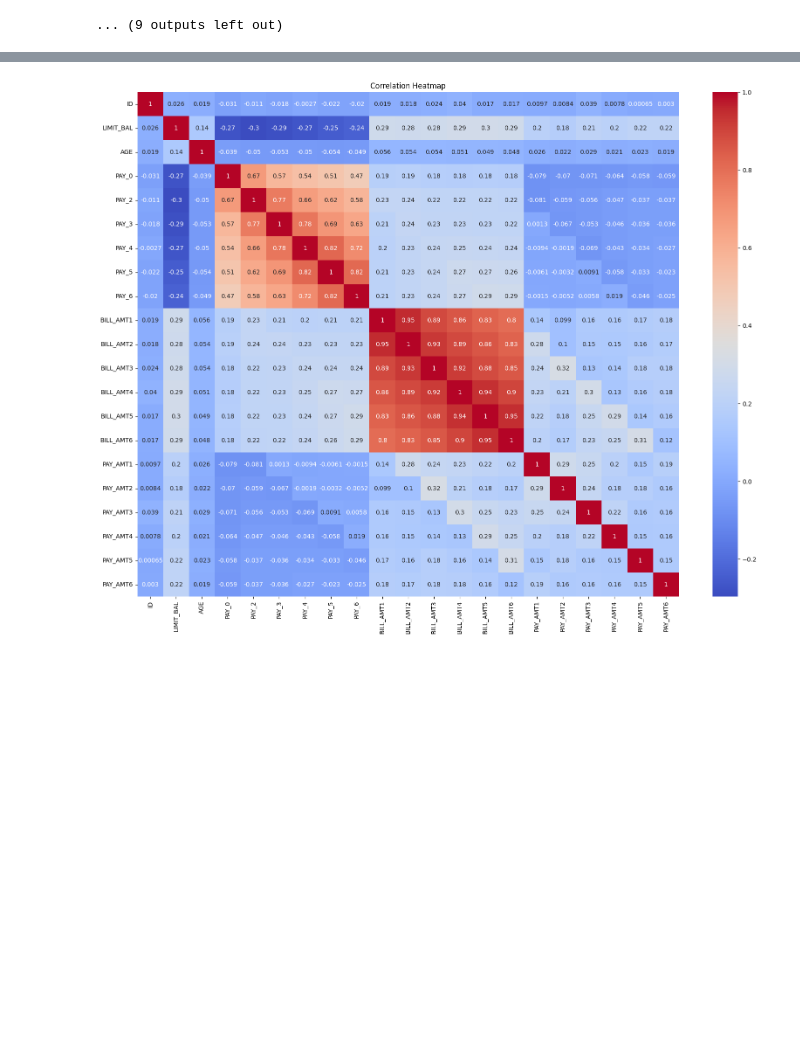
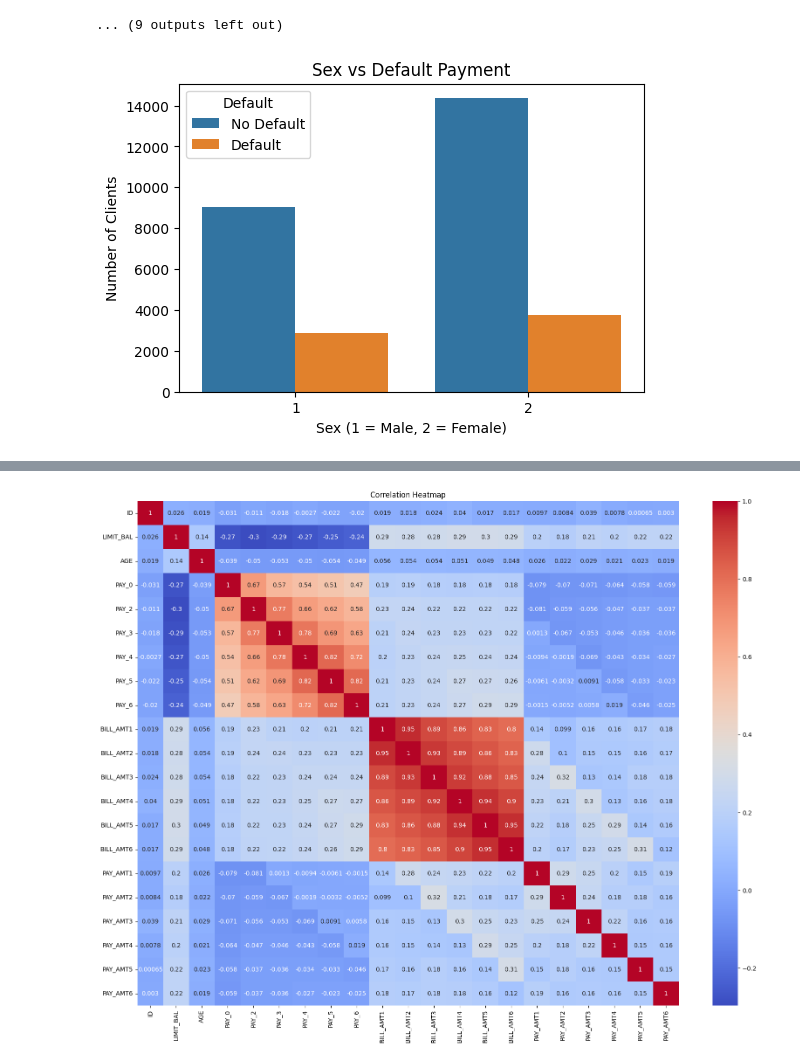
Before and after one commit to imanekadri/Credit-Card-Default-Prediction, a Jupyter notebook: 1_Préparation&EDA.ipynb, the cells around one changed output, grey strips where cells are left out. Saved outputs shown, nothing was run; the diff lists cells and outputs as text; code cells hidden in the pictures; blank space fills up the shorter version.

```diff
--- a/1_notebook.ipynb
+++ b/1_Préparation&EDA.ipynb
@@ -4,7 +4,7 @@ import pandas as pd
 import matplotlib.pyplot as plt
 import seaborn as sns
 # %%
-data = pd.read_csv("data/UCI_Credit_Card.csv")
+data = pd.read_csv("data/1_UCI_Credit_Card.csv")
 # %%
 data.shape
 # %% [output]
@@ -246,3 +246,18 @@ for i in num_cols:
 [figure]
 [figure]
 ... (9 outputs left out)
+# %%
+plt.figure(figsize=(6,4))
+sns.countplot(
+    x='SEX',
+    hue='default.payment.next.month',
+    data=data
+)
+
+plt.title("Sex vs Default Payment")
+plt.xlabel("Sex (1 = Male, 2 = Female)")
+plt.ylabel("Number of Clients")
+plt.legend(title="Default", labels=["No Default", "Default"])
+plt.show()
+# %% [output]
+[figure, added]
```
Also changed, not shown: parts of 3 cells of this notebook, 12 other files.
